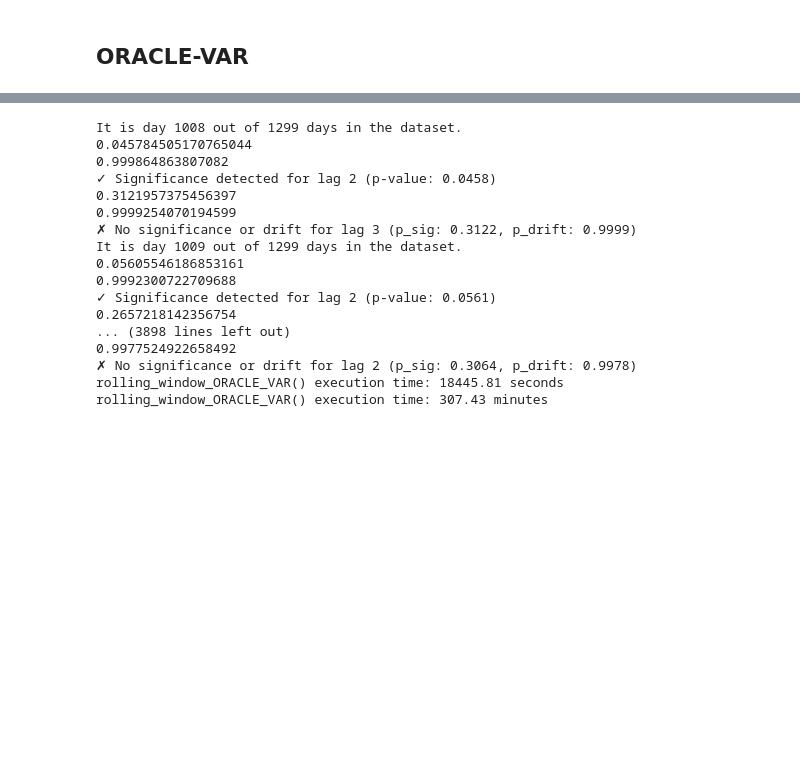
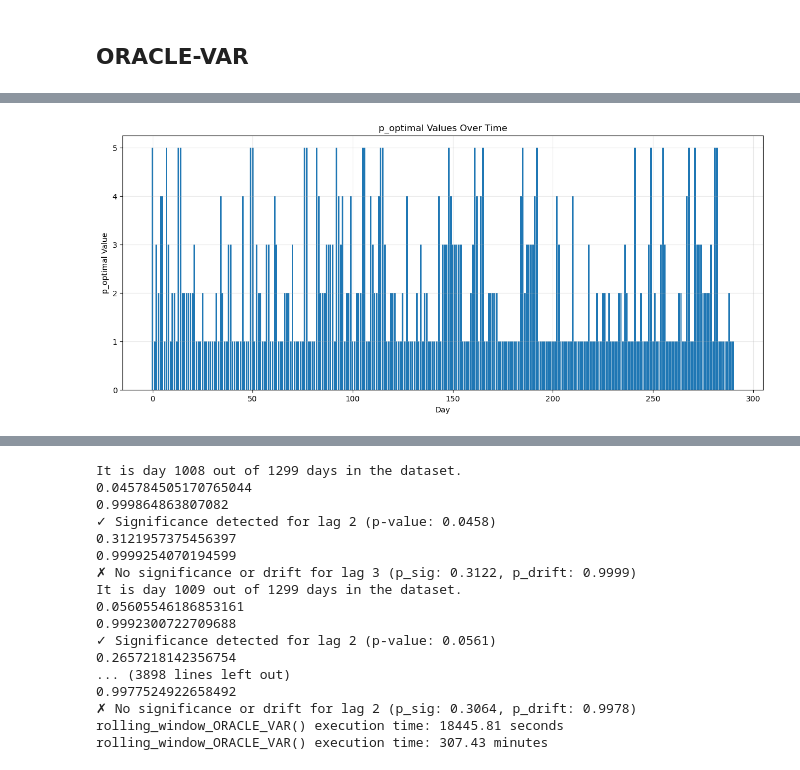
Before and after one commit to HK-Tan/ICAIF_25, a Jupyter notebook: Current_Code/Script/ORACLE-VAR-Ver2.ipynb, the cells around one changed output, grey strips where cells are left out. Saved outputs shown, nothing was run; the diff lists cells and outputs as text; code cells hidden in the pictures; blank space fills up the shorter version.

Commit message:
US COVID DATA

```diff
--- a/Current_Code/Script/ORACLE-VAR-Ver2.ipynb
+++ b/Current_Code/Script/ORACLE-VAR-Ver2.ipynb
@@ -188,6 +212,8 @@ with open('result.pkl', 'rb') as f:
 
 # Results 1 for the OR-VAR
 # %%
-#results = parallel_rolling_window_OR_VAR_w_para_search(asset_df = returns_df_cleaned_prep, confound_df = filtered_confound_df_prep,
-#                                                       days_valid=2, max_threads=8)
+from DML_parallelized import *
+
+results = parallel_rolling_window_OR_VAR(asset_df = returns_df_cleaned_prep, confound_df = filtered_confound_df_prep,
+                                                       days_valid=2, max_threads=20)
 # %% [output]
@@ -195,0 +230,88 @@ Beginning search for optimal VAR order for each day
+# %%
+import matplotlib.pyplot as plt
+import numpy as np
+from DML_tools import calculate_pnl
+
+# Extract p_optimal from your results dictionary
+p_optimal = results['p_optimal']
+days = np.arange(len(p_optimal))
+
+# Create the plot
+plt.figure(figsize=(15, 6))
+plt.bar(days, p_optimal)
+plt.xlabel('Day')
+plt.ylabel('p_optimal Value')
+plt.title('p_optimal Values Over Time')
+plt.grid(True, alpha=0.3)
+plt.show()
+
+from DML_tools import calculate_pnl
+forecasted_returns = pd.DataFrame(results['Y_hat_next_store'],
+                                  index=returns_df_cleaned_prep.index[-1300+252*4+1:],
+                                  #index=returns_df_cleaned_prep.index[-1020+252*4+1:],
+                                  columns=returns_df_cleaned_prep.columns)
+actual_returns = returns_df_cleaned_prep.iloc[-1300+252*4+1:,:20]
+#actual_returns = returns_df_cleaned_prep.iloc[-1020+252*4+1:,:20]
+print(forecasted_returns.shape)
+print(actual_returns.shape)
+
+pnl_series_n, pnl_per_n = calculate_pnl(forecasted_returns, actual_returns, contrarian = False, pnl_strategy="naive")
+pnl_series_w, pnl_per_w = calculate_pnl(forecasted_returns, actual_returns, contrarian = False, pnl_strategy="weighted")
+pnl_series_t, pnl_per_t = calculate_pnl(forecasted_returns, actual_returns, contrarian = False, pnl_strategy="top")
+
+'''
+Example
+forecasted_returns = [[3,4],
+                      [2,1],
+                      [5,6]]
+Each column is an asset, and each row is a day (prediction for next three days, for 2 assets)
+
+actual_returns     = [[4,4],
+                      [5,1],
+                      [5,7]]
+
+calculate_pnl returns a a series of PnL values for each day based on the strategy specified;
+
+shape = [[1.04],
+         [0.978],
+         [1.01]]
+    where each value is the PnL for that day based on the strategy (these are cumulative PnL)
+
+'''
+
+# Create the plot
+plt.figure(figsize=(12, 6))
+plt.plot(pnl_series_n, color='blue', label='Naive Strategy', linewidth=2)
+plt.plot(pnl_series_w, color='red', label='Weighted Strategy', linewidth=2)
+plt.plot(pnl_series_t, color='green', label='Top Strategy', linewidth=2)
+
+# Customize the plot
+plt.title('PnL Comparison Across Different Strategies', fontsize=16)
+plt.xlabel('Time', fontsize=12)
+plt.ylabel('PnL', fontsize=12)
+plt.legend(loc='best')
+plt.grid(True, alpha=0.3)
+plt.tight_layout()
+
+plt.savefig('pnl_comparison.png')
+plt.show()
+
+def get_metrics(series, perc):
+    # For a compounding PnL series, daily returns are the percentage change.
+    daily_rets = perc.dropna()
+
+    # Calculate Compound Annual Growth Rate (CAGR)
+    total_return = series.iloc[-1]
+    ann_ret = (1 + total_return) ** (252 / len(series)) - 1
+
+    # Sharpe ratio calculation remains valid with the corrected daily returns.
+    # We assume a risk-free rate of 0 for this calculation.
+    sharpe = (daily_rets.mean() * 252) / (daily_rets.std() * np.sqrt(252))
+    return ann_ret * 100, sharpe
+
+# Get metrics for all strategies
+for name, series, perc in [("Naive", pnl_series_n, pnl_per_n), ("Weighted", pnl_series_w, pnl_per_w), ("Top", pnl_series_t, pnl_per_t)]:
+    ann_ret, sharpe = get_metrics(series, perc)
+    print(f"{name}: {ann_ret:.4f}% annualized, Sharpe: {sharpe:.4f}")
+# %% [output]
+[figure, added]
```
Also changed, not shown: parts of 7 cells of this notebook, 4 other files.
